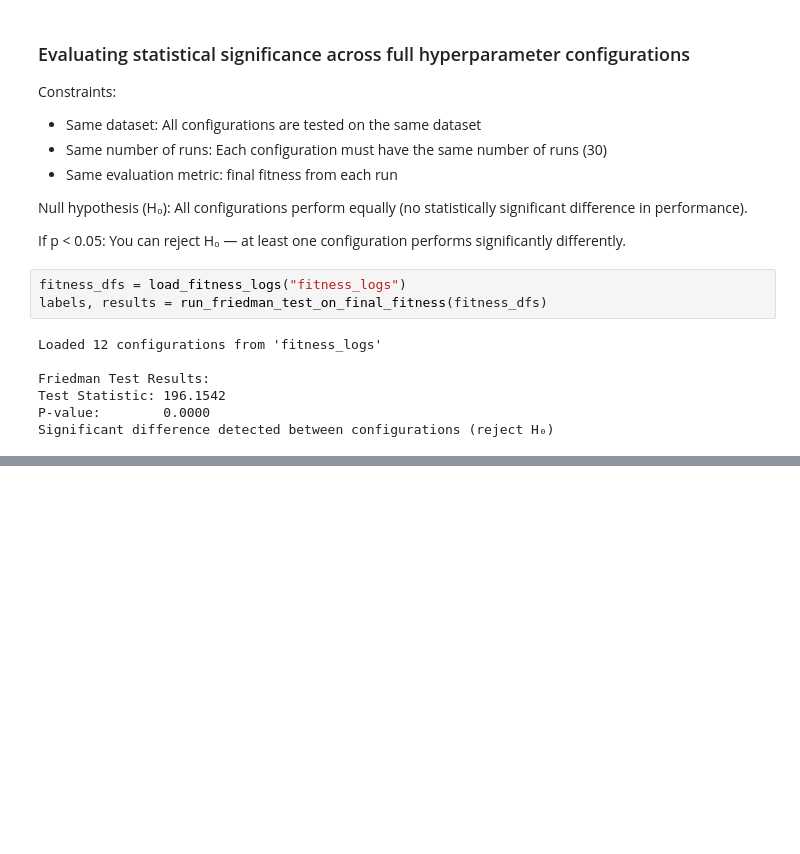
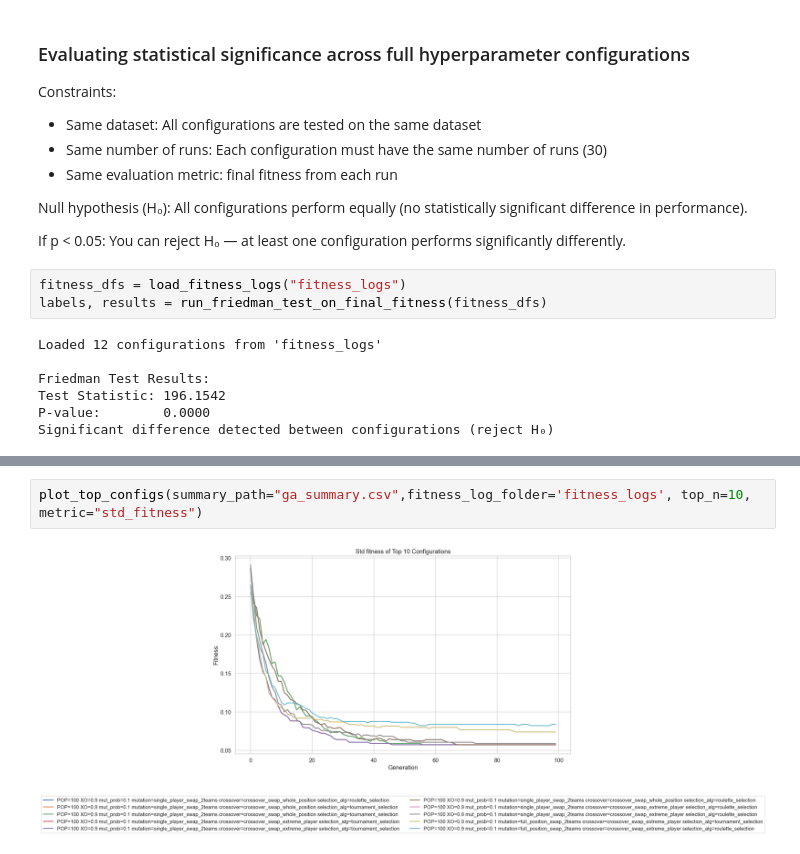
Before and after one commit to JuliaKarpienia/CIFO_project_groupA, a Jupyter notebook: evaluations.ipynb, the cells around one changed output, grey strips where cells are left out. Drawn from its saved outputs; the diff is of its cells as text; blank space fills up the shorter version.

```diff
--- a/evaluations.ipynb
+++ b/evaluations.ipynb
@@ -97,0 +57,4 @@ plot_median_convergence_curves
+# %%
+plot_top_configs(summary_path="ga_summary.csv",fitness_log_folder='fitness_logs', top_n=10, metric="std_fitness")
+# %% [output]
+[figure, added]
```
Also changed, not shown: parts of 6 cells of this notebook, 1 other file.
